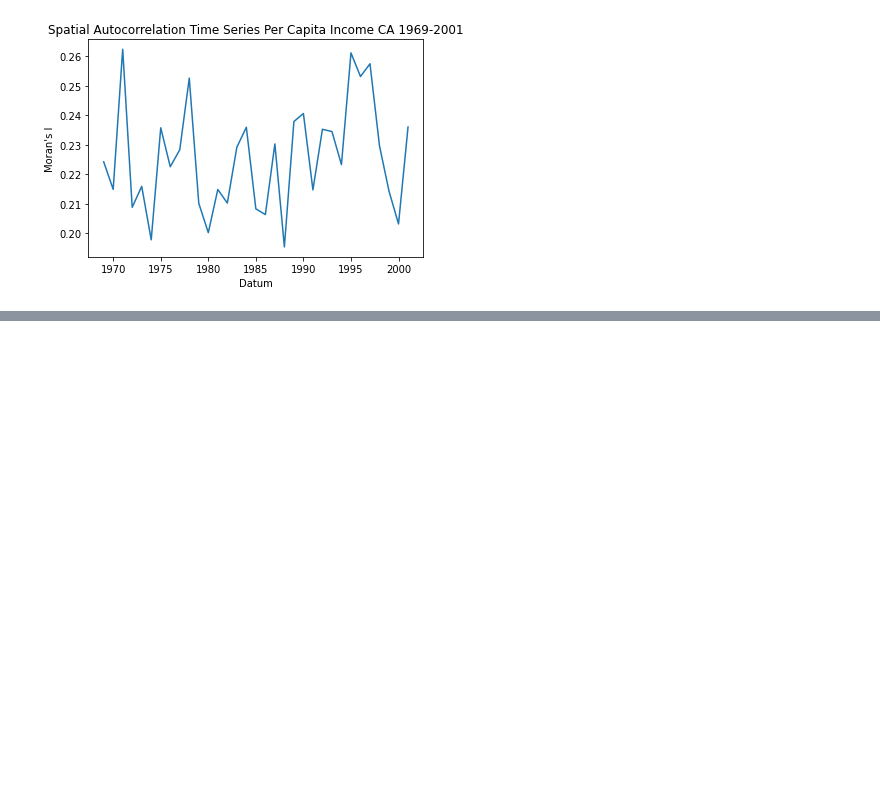
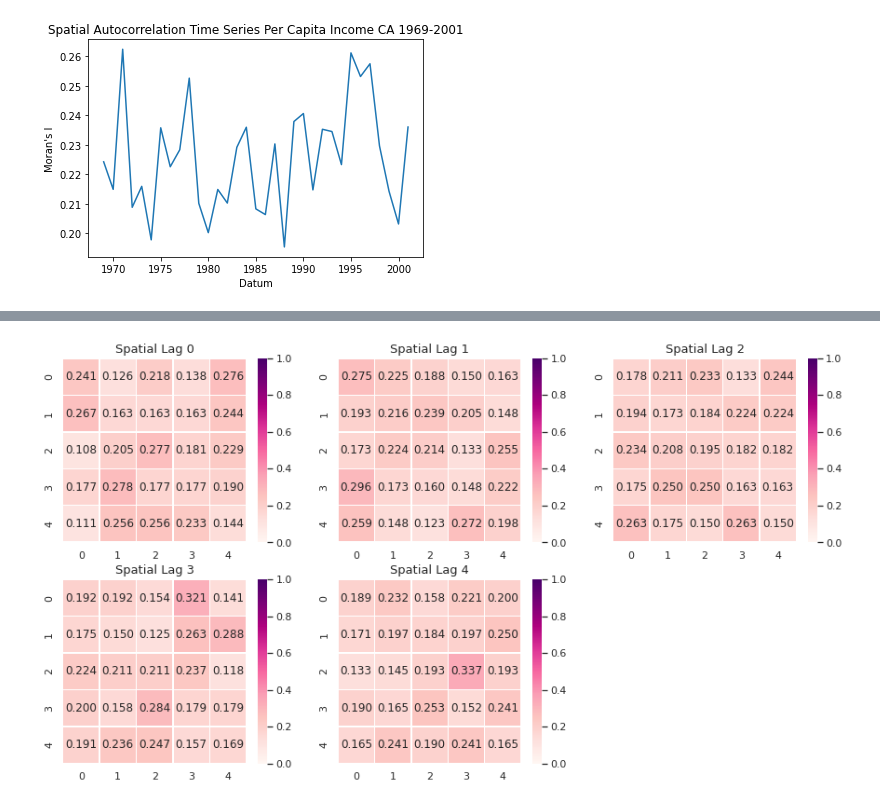
Before and after one commit to moiraone/spatialstats, a Jupyter notebook: STARSlab.ipynb, the cells around one changed output, grey strips where cells are left out. Saved outputs shown, nothing was run; the diff lists cells and outputs as text; code cells hidden in the pictures; blank space fills up the shorter version.

```diff
--- a/STARSlab.ipynb
+++ b/STARSlab.ipynb
@@ -293,0 +329,15 @@ plt.show()
+# %%
+fig, axes = plt.subplots(2,3,figsize = (15,8))
+
+for i in range(2):
+    for j in range(3):
+        ax = axes[i,j]
+        if i==1 and j==2:
+            ax.axis('off')
+            continue
+        p_temp = sm.P[i*3+j]
+        im = sns.heatmap(p_temp, annot=True, linewidths=.5, ax=ax, cbar=True, vmin=0, vmax=1,
+                          square=True, cmap="RdPu",fmt='.3f')
+        ax.set_title("Spatial Lag %d"%(i*3+j),fontsize=13)
+# %% [output]
+[figure, added]
```
Also changed, not shown: parts of 29 cells of this notebook.
